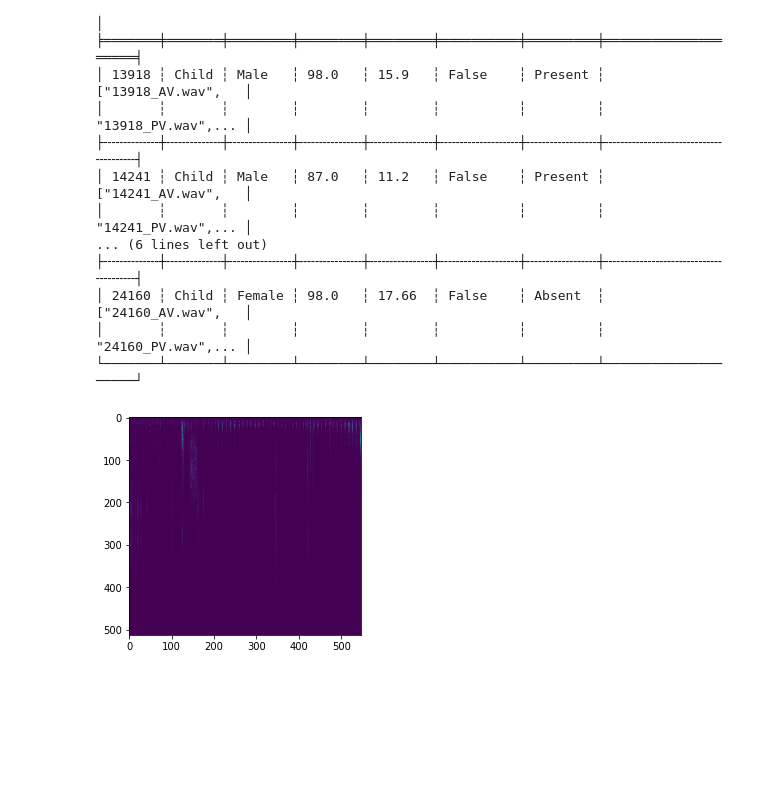
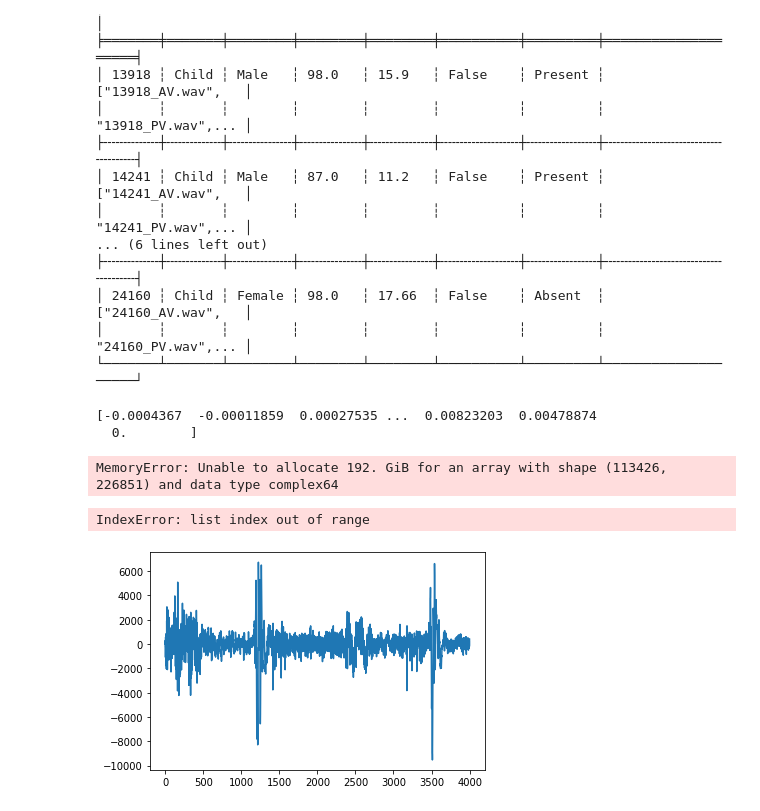
Before and after one commit to physionetchallenges/python-classifier-2022, a Jupyter notebook: src/model_preprocessing.ipynb, the cells around one changed output. Saved outputs shown, nothing was run; the diff lists cells and outputs as text; code cells hidden in the pictures; blank space fills up the shorter version.

```diff
--- a/src/model_preprocessing.ipynb
+++ b/src/model_preprocessing.ipynb
@@ -28,16 +41,30 @@ shape: (5, 8)
 # %%
 # loop through the audio files in the data frame
 spectrograms = []
-for i in range(len(df)):
+for i in range(1):
     # loop through the audio files in the data frame
     spectro_array = []
     for audio_file in df.audio_files[i]:
-        spectro_array.append(auditools.wav_to_spectrogram(data_dir + "/" + audio_file))
+        spectro_array.append(wav_to_spectrogram(data_dir + "/" + audio_file))
     spectrograms.append(spectro_array)
 
 import matplotlib.pyplot as plt
+# %% [output]
+[-0.0004367  -0.00011859  0.00027535 ...  0.00823203  0.00478874
+  0.        ]
+MemoryError: Unable to allocate 192. GiB for an array with shape (113426, 226851) and data type complex64
-# %%
-plt.imshow(spectrograms[3][1])
-plt.show()
-# %% [output]
-[figure, removed]
+# %%
+plt.imshow(spectrograms[0][0])
+plt.show()
+
+
+# remove from 200 to 1000 of the spectrogram height
+
+spec = spectrograms[0][0]
+spec = spec[0:200,:]
+
+plt.imshow(spec)
+
+plt.show()
+# %% [output]
+IndexError: list index out of range
@@ -43,0 +75,12 @@ plt.show()
+# %%
+signal_wave = wave.open(data_dir + "/" + df.audio_files[0][0], 'r')
+sample_rate = signal_wave.getframerate()
+sig = np.frombuffer(signal_wave.readframes(sample_rate), dtype=np.int16)
+# %%
+sig = sig[:]
+
+plot_wave = plt.plot(sig)
+
+plt.show()
+# %% [output]
+[figure, added]
```
Also changed, not shown: parts of 3 cells of this notebook, 2 other files.
